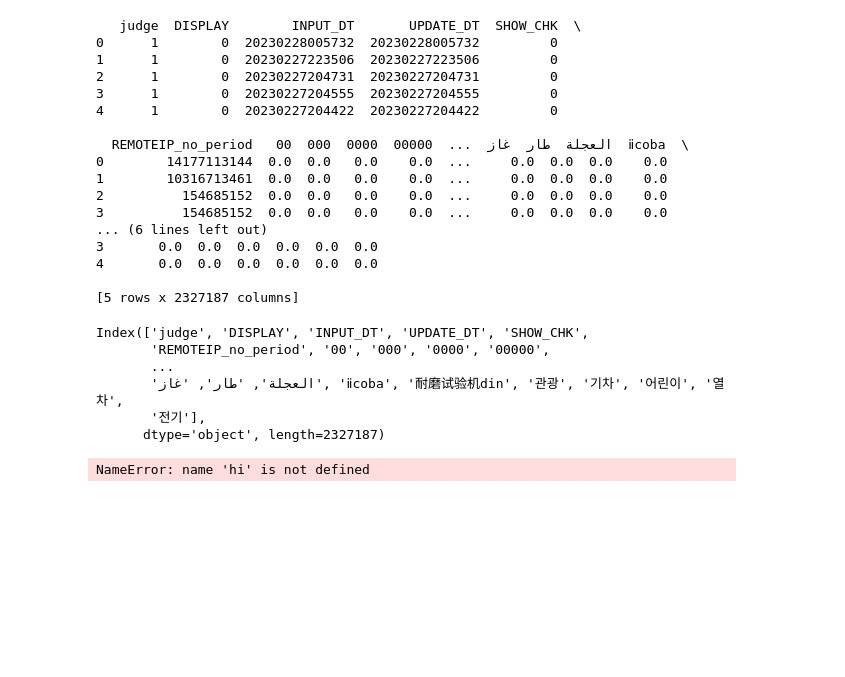
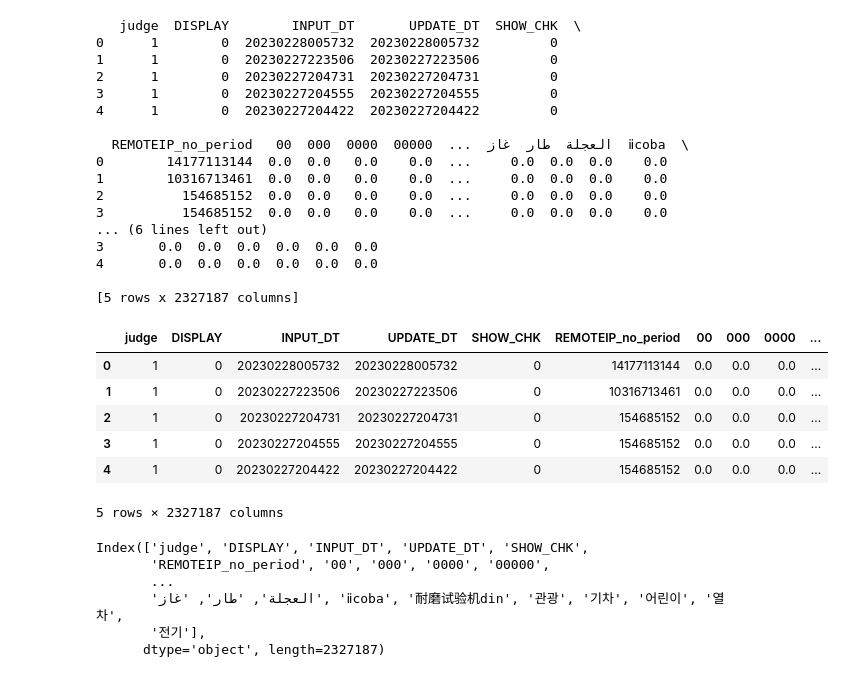
Before and after one commit to JINWOO8888/REALFIANL, a Jupyter notebook: jinwoo.ipynb, the cells around one changed output. Saved outputs shown, nothing was run; the diff lists cells and outputs as text; code cells hidden in the pictures; blank space fills up the shorter version.

```diff
--- a/jinwoo.ipynb
+++ b/jinwoo.ipynb
@@ -52,7 +52,7 @@ Try using .loc[row_indexer,col_indexer] = value instead
 See the caveats in the documentation: https://pandas.pydata.org/pandas-docs/stable/user_guide/indexing.html#returning-a-view-versus-a-copy
   weird_df['DISPLAY'] = weird_df['DISPLAY'].replace({'Y': 0, 'N': 1})
 # %%
-normal_df['DISPLAY'] = normal_df['DISPLAY'].replace({'Y': 0, 'N': 1})
+normal_df['DISPLAY'] = normal_df['DISPLAY'].replace({'Y': 1, 'N': 0})
 # %% [output]
 A value is trying to be set on a copy of a slice from a DataFrame.
 Try using .loc[row_indexer,col_indexer] = value instead
@@ -84,5 +99,5 @@ See the caveats in the documentation: https://pandas.pydata.org/pandas-docs/stab
 # %%
-weird_df['SHOW_CHK'] = weird_df['SHOW_CHK'].replace({'S': 0, 'P': 1, 'R': 2, 'B': 3})
+weird_df['SHOW_CHK'] = weird_df['SHOW_CHK'].replace({'S': 0, 'P': 0, 'R': 1, 'B': 2})
 # %% [output]
 A value is trying to be set on a copy of a slice from a DataFrame.
 Try using .loc[row_indexer,col_indexer] = value instead
@@ -90,7 +105,7 @@ Try using .loc[row_indexer,col_indexer] = value instead
 See the caveats in the documentation: https://pandas.pydata.org/pandas-docs/stable/user_guide/indexing.html#returning-a-view-versus-a-copy
   weird_df['SHOW_CHK'] = weird_df['SHOW_CHK'].replace({'S': 0, 'P': 1, 'R': 2, 'B': 3})
 # %%
-normal_df['SHOW_CHK'] = normal_df['SHOW_CHK'].replace({'A': 0})
+normal_df['SHOW_CHK'] = normal_df['SHOW_CHK'].replace({'A': 3})
 # %% [output]
 A value is trying to be set on a copy of a slice from a DataFrame.
 Try using .loc[row_indexer,col_indexer] = value instead
@@ -223,7 +254,7 @@ def apply_stemming(text):
     return text
 
 # Apply text processing to specified columns
-columns_to_process = ['GCATALOG_ID', 'CATALOG_ID', 'CATALOG_DESC', 'CATALOG_NM', 'KEYWORD']
+columns_to_process = ['CATALOG_DESC', 'CATALOG_NM', 'KEYWORD']
 for column in columns_to_process:
     normal_df[column] = normal_df[column].apply(preprocess_text)
     normal_df[column] = normal_df[column].apply(remove_stopwords)
@@ -367,6 +424,16 @@ See the caveats in the documentation: https://pandas.pydata.org/pandas-docs/stab
 4       0.0  0.0  0.0  0.0  0.0  0.0
 
 [5 rows x 2327187 columns]
+# %%
+merged_ndf.head()
+# %% [output]
+|  | judge | DISPLAY | INPUT_DT | UPDATE_DT | SHOW_CHK | REMOTEIP_no_period | 00 | 000 | 0000 | ... |
+| 0 | 1 | 0 | 20230228005732 | 20230228005732 | 0 | 14177113144 | 0.0 | 0.0 | 0.0 | ... |
+| 1 | 1 | 0 | 20230227223506 | 20230227223506 | 0 | 10316713461 | 0.0 | 0.0 | 0.0 | ... |
+| 2 | 1 | 0 | 20230227204731 | 20230227204731 | 0 | 154685152 | 0.0 | 0.0 | 0.0 | ... |
+| 3 | 1 | 0 | 20230227204555 | 20230227204555 | 0 | 154685152 | 0.0 | 0.0 | 0.0 | ... |
+| 4 | 1 | 0 | 20230227204422 | 20230227204422 | 0 | 154685152 | 0.0 | 0.0 | 0.0 | ... |
+5 rows × 2327187 columns
 # %%
 merged_ndf.columns
 # %% [output]
@@ -376,7 +443,3 @@ Index(['judge', 'DISPLAY', 'INPUT_DT', 'UPDATE_DT', 'SHOW_CHK',
        'العجلة', 'طار', 'غاز', 'ⅱcoba', '耐磨试验机din', '관광', '기차', '어린이', '열차',
        '전기'],
       dtype='object', length=2327187)
-# %%
-print(hi)
-# %% [output]
-NameError: name 'hi' is not defined
```
Also changed, not shown: parts of 6 cells of this notebook.
